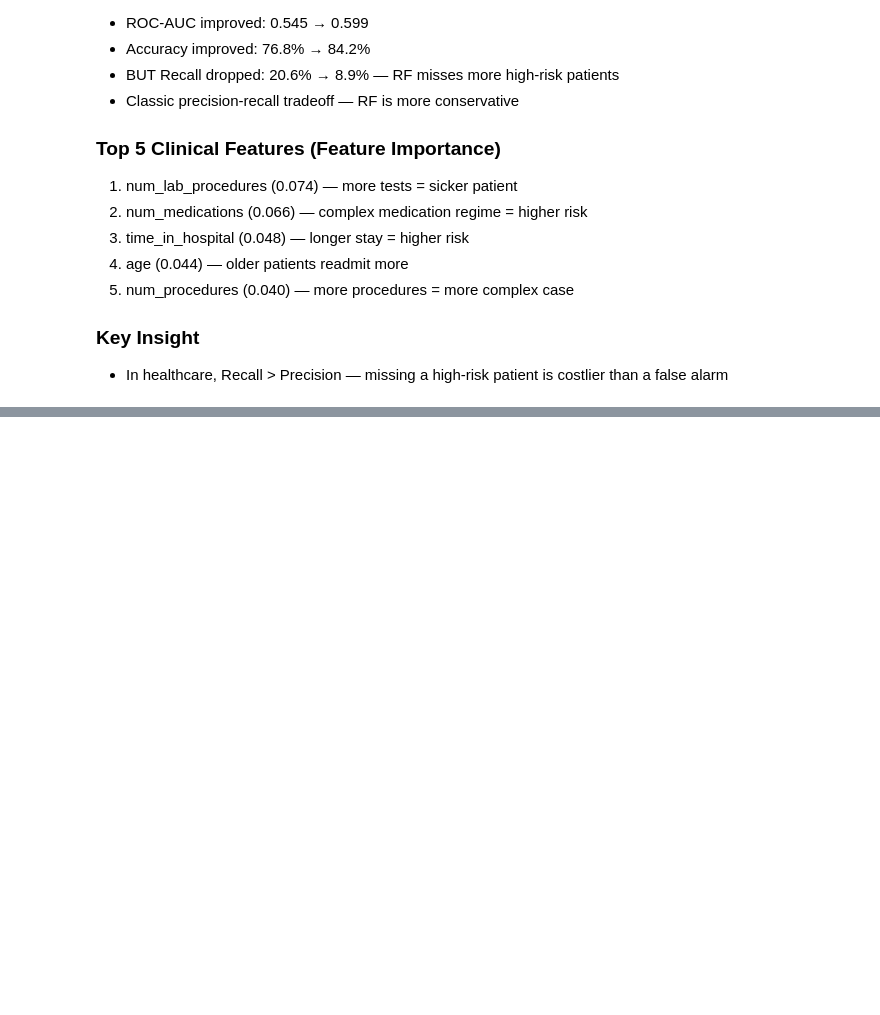
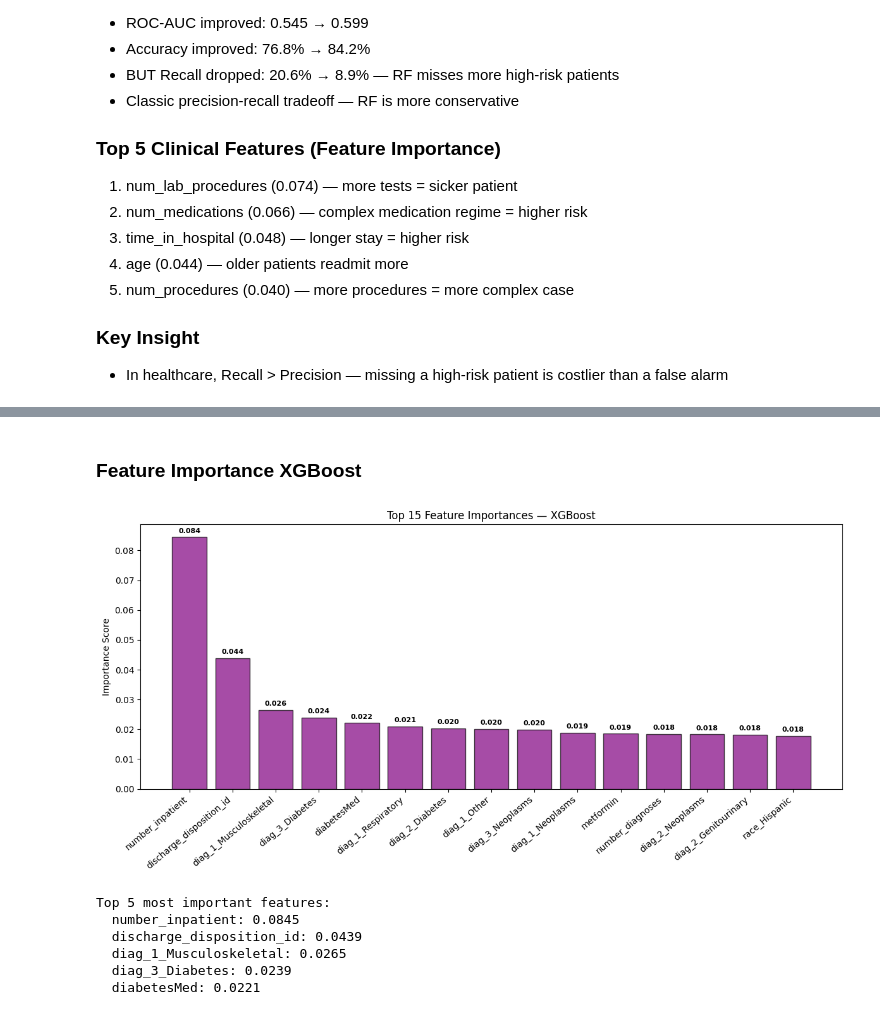
Before and after one commit to areebafarooqui0001/diabetes-readmission-prediction, a Jupyter notebook: 03_Model_Building.ipynb, the cells around one changed output, grey strips where cells are left out. Cells and saved outputs as stored; diff of their text form; code cells hidden in the pictures; blank space fills up the shorter version.

```diff
--- a/03_Model_Building.ipynb
+++ b/03_Model_Building.ipynb
@@ -391,0 +514,45 @@ Top 5 most important features:
+# %% [markdown]
+### Feature Importance XGBoost
+# %%
+feature_names = X.columns.tolist()
+importances_xgb = xgb.feature_importances_
+indices_xgb = np.argsort(importances_xgb)[::-1][:15]
+
+plt.figure(figsize=(12, 6))
+bars = plt.bar(
+    range(15),
+    importances_xgb[indices_xgb],
+    color="purple",
+    edgecolor="black",
+    alpha=0.7,
+)
+
+for bar, imp in zip(bars, importances_xgb[indices_xgb]):
+    plt.text(
+        bar.get_x() + bar.get_width() / 2,
+        bar.get_height() + 0.001,
+        f"{imp:.3f}",
+        ha="center",
+        va="bottom",
+        fontsize=8,
+        fontweight="bold",
+    )
+
+plt.xticks(range(15), [feature_names[i] for i in indices_xgb], rotation=40, ha="right")
+plt.title("Top 15 Feature Importances — XGBoost")
+plt.ylabel("Importance Score")
+plt.tight_layout()
+plt.savefig("images/feature_importance_xgb.png")
+plt.show()
+
+print("\nTop 5 most important features:")
+for i in indices_xgb[:5]:
+    print(f"  {feature_names[i]}: {importances_xgb[i]:.4f}")
+# %% [output]
+[figure, added]
+Top 5 most important features:
+  number_inpatient: 0.0845
+  discharge_disposition_id: 0.0439
+  diag_1_Musculoskeletal: 0.0265
+  diag_3_Diabetes: 0.0239
+  diabetesMed: 0.0221
```
Also changed, not shown: parts of 12 cells of this notebook, 5 other files.
